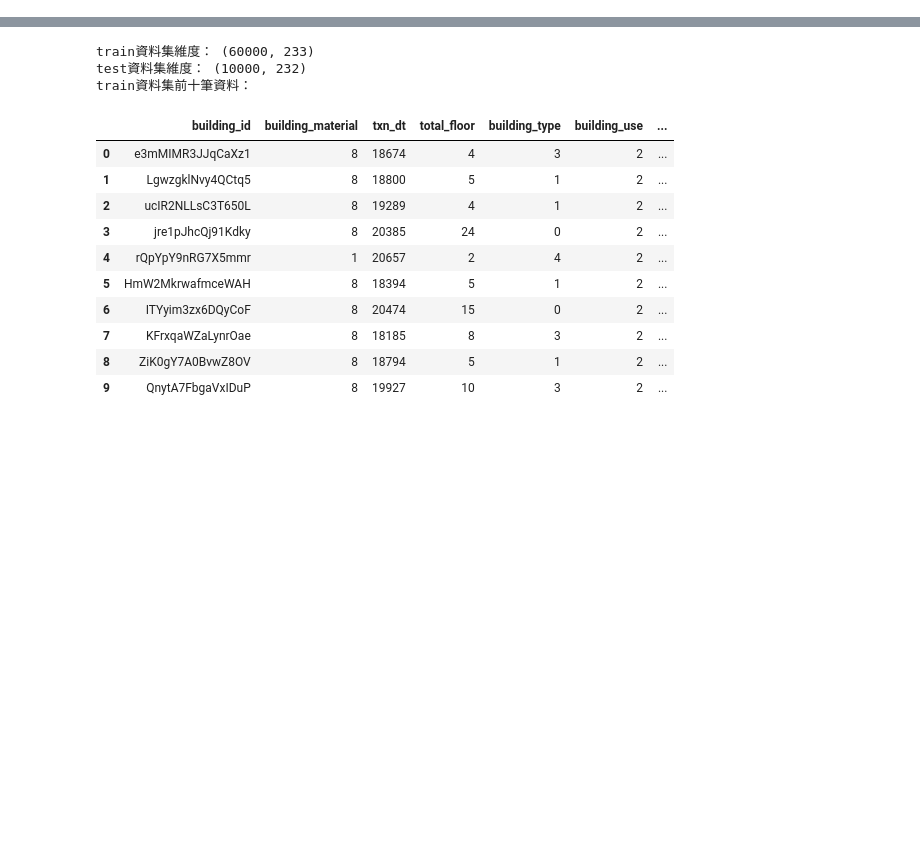
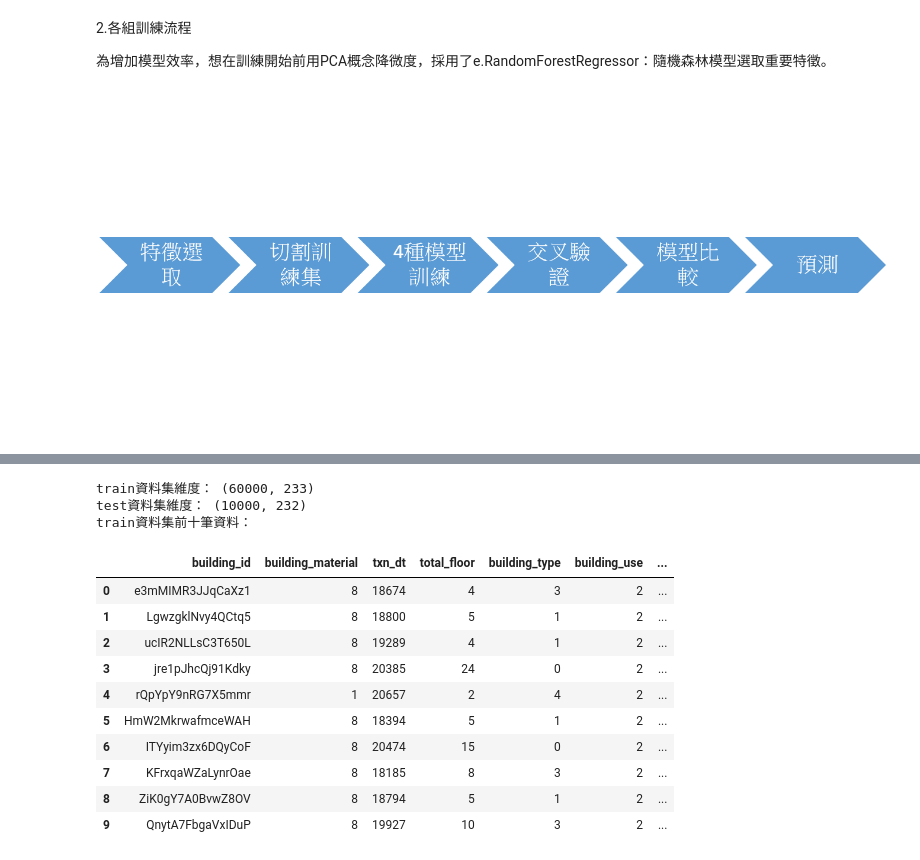
Before and after one commit to yunting107258025/AI_econ_final_project, a Jupyter notebook: AI-econ 期末報告.ipynb, the cells around one changed output, grey strips where cells are left out. Saved outputs shown, nothing was run; the diff lists cells and outputs as text; code cells hidden in the pictures; blank space fills up the shorter version.

```diff
--- a/AI-econ 期末報告.ipynb
+++ b/AI-econ 期末報告.ipynb
@@ -21,0 +75,8 @@ test資料集包含232個特徵(不含標籤total_price)、一萬筆資料，用
+# %% [markdown]
+2.各組訓練流程
+
+為增加模型效率，想在訓練開始前用PCA概念降微度，採用了e.RandomForestRegressor：隨機森林模型選取重要特徵。
+# %%
+Image(filename="C:\\Users\\yunting\\3.png")
+# %% [output]
+[figure, added]
```
Also changed, not shown: parts of 27 cells of this notebook.
